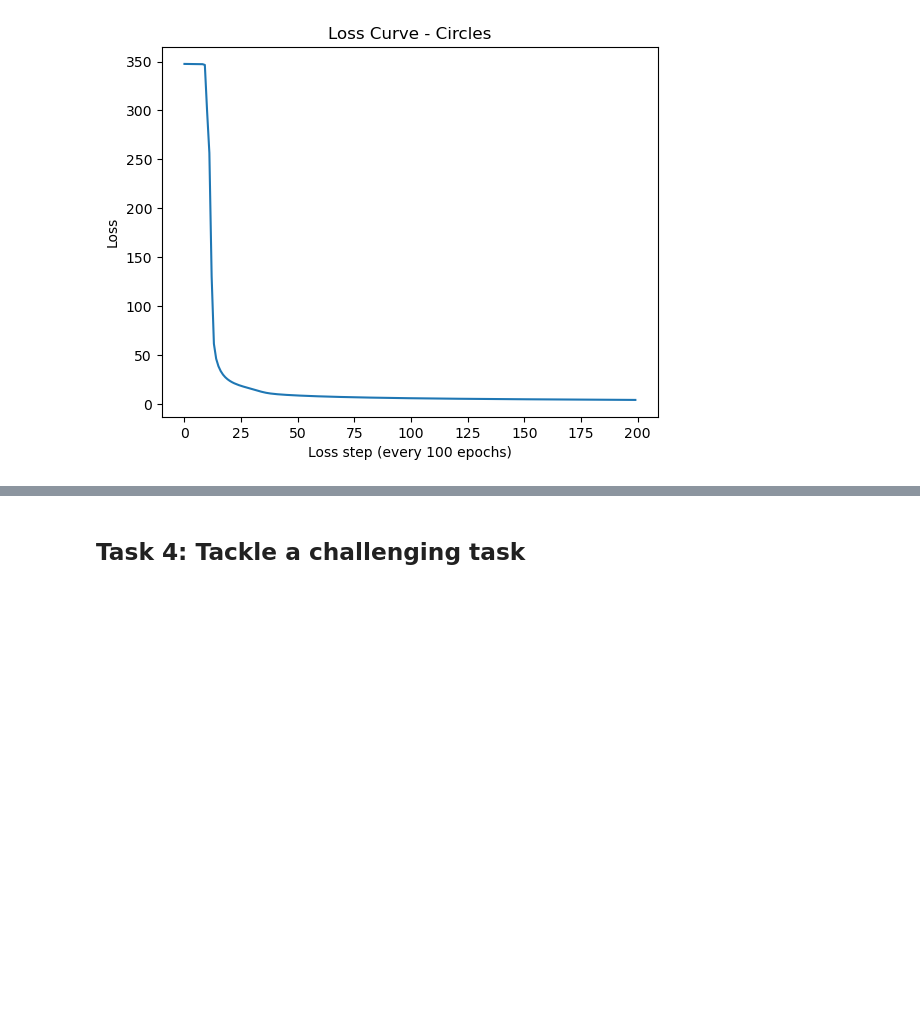
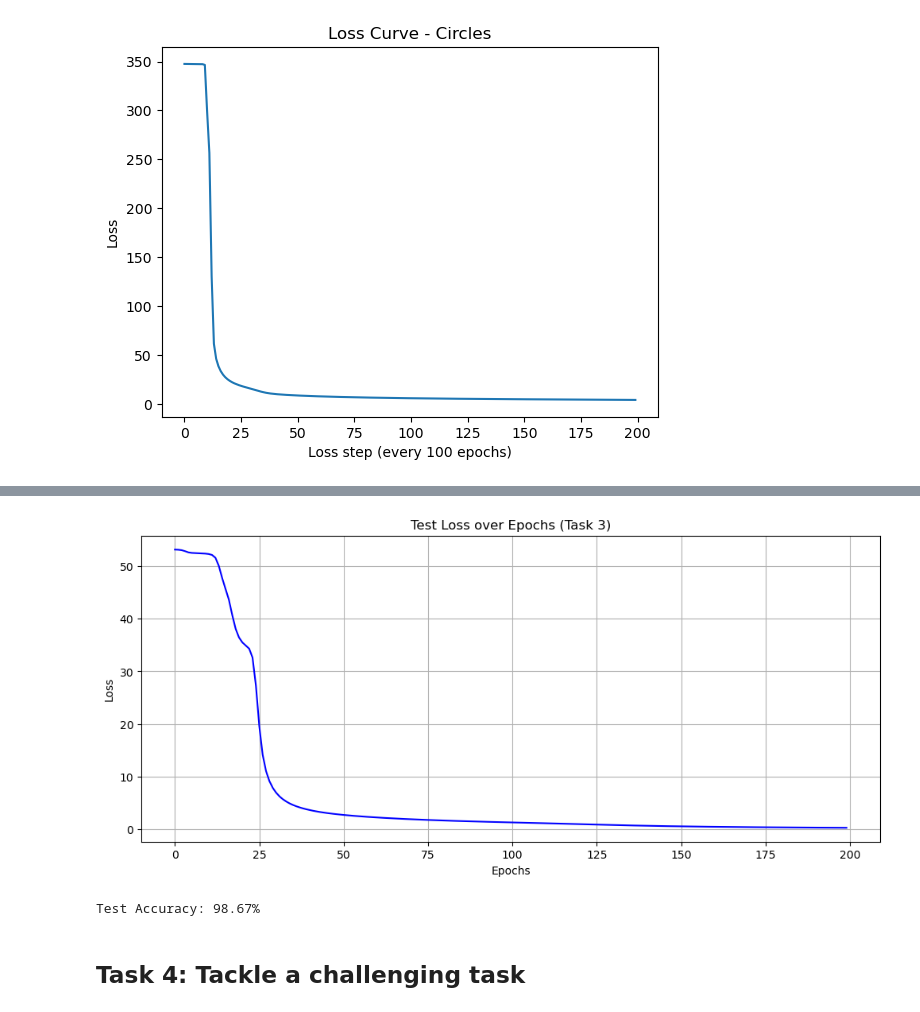
Before and after one commit to aakanksha1500/CT5133_DL_colab, a Jupyter notebook: DL_Assignment1_latest.ipynb, the cells around one changed output, grey strips where cells are left out. Cells and saved outputs as stored; diff of their text form; code cells hidden in the pictures; blank space fills up the shorter version.

```diff
--- a/DL_Assignment1_latest.ipynb
+++ b/DL_Assignment1_latest.ipynb
@@ -563,0 +609,11 @@ plt.show()
+# %%
+X_test2_T = X_test2.T
+Y_test2_T = Y_test2.reshape(1, -1)
+# %%
+params_test2, epoch_loss_test2 = train_network(
+   X_test2_T,
+    Y_test2_T ,
+    n_hidden=50,
+    learning_rate=0.01,
+    epochs=20000
+)
@@ -564,3 +638,19 @@ plt.show()
+# %%
+plt.figure(figsize=(12,5))
+plt.plot(epoch_loss_test2, color='blue')
+plt.title("Test Loss over Epochs (Task 3)")
+plt.xlabel("Epochs")
+plt.ylabel("Loss")
+plt.grid(True)
+plt.show()
+# %% [output]
+[figure, added]
+# %%
+y_val_pred = predict( X_test2_T, params_val2)
+val_accuracy = np.mean(y_val_pred == Y_test2_T) * 100
+print(f"Test Accuracy: {val_accuracy:.2f}%")
+# %% [output]
+Test Accuracy: 98.67%
 # %% [markdown]
 ## Task 4: Tackle a challenging task
 # %% [markdown]
```
Also changed, not shown: parts of 5 cells of this notebook.
